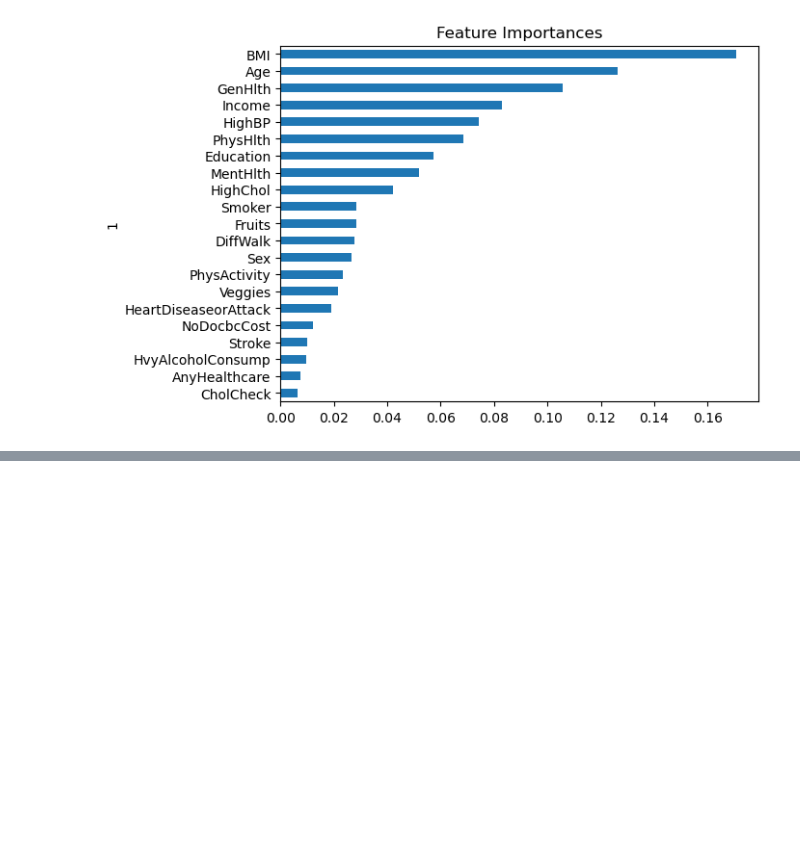
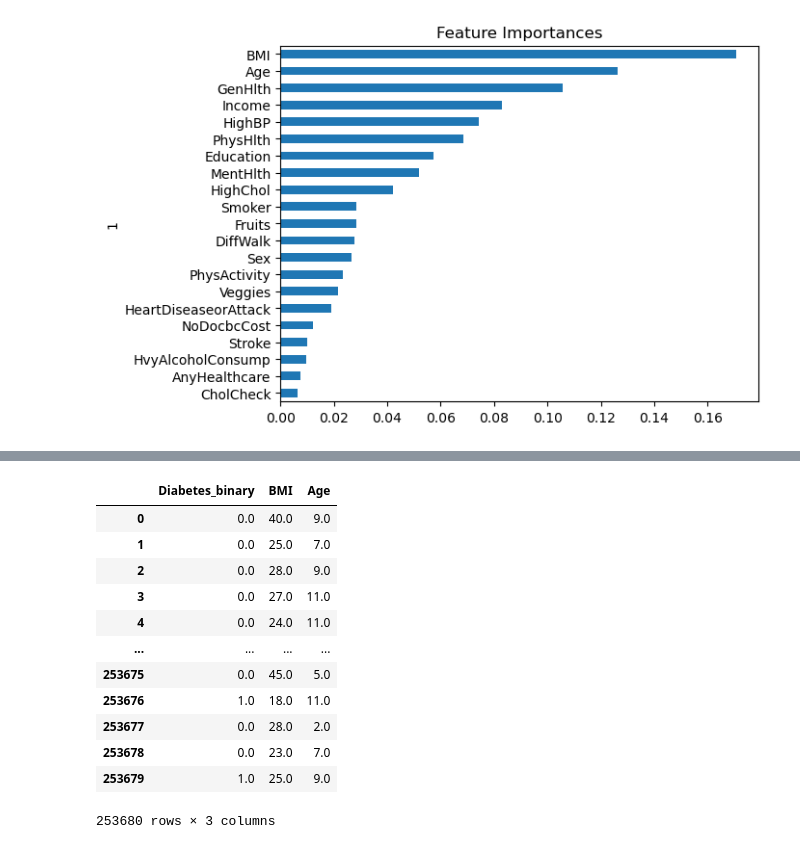
Before and after one commit to jakekova/final_project_bootcamp, a Jupyter notebook: Final_Project.ipynb, the cells around one changed output, grey strips where cells are left out. Saved outputs shown, nothing was run; the diff lists cells and outputs as text; code cells hidden in the pictures; blank space fills up the shorter version.

```diff
--- a/Final_Project.ipynb
+++ b/Final_Project.ipynb
@@ -650,0 +884,16 @@ importances_sorted.plot(kind = 'barh', title = 'Feature Importances', legend = F
+# %%
+rstudio_df
+# %% [output]
+|  | Diabetes_binary | BMI | Age |
+| 0 | 0.0 | 40.0 | 9.0 |
+| 1 | 0.0 | 25.0 | 7.0 |
+| 2 | 0.0 | 28.0 | 9.0 |
+| 3 | 0.0 | 27.0 | 11.0 |
+| 4 | 0.0 | 24.0 | 11.0 |
+| ... | ... | ... | ... |
+| 253675 | 0.0 | 45.0 | 5.0 |
+| 253676 | 1.0 | 18.0 | 11.0 |
+| 253677 | 0.0 | 28.0 | 2.0 |
+| 253678 | 0.0 | 23.0 | 7.0 |
+| 253679 | 1.0 | 25.0 | 9.0 |
+253680 rows × 3 columns
```
Also changed, not shown: parts of 29 cells of this notebook, 6 other files.
